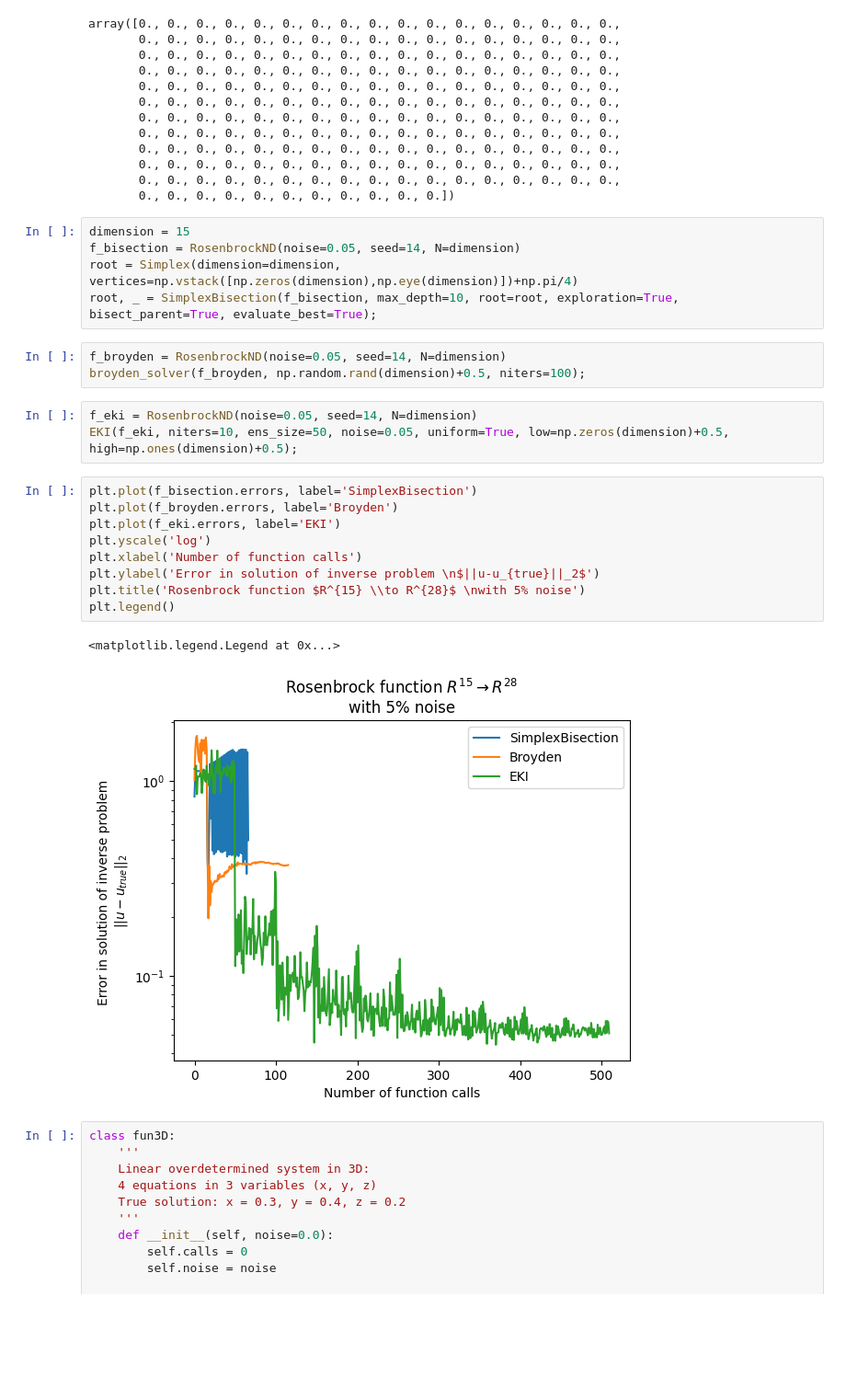
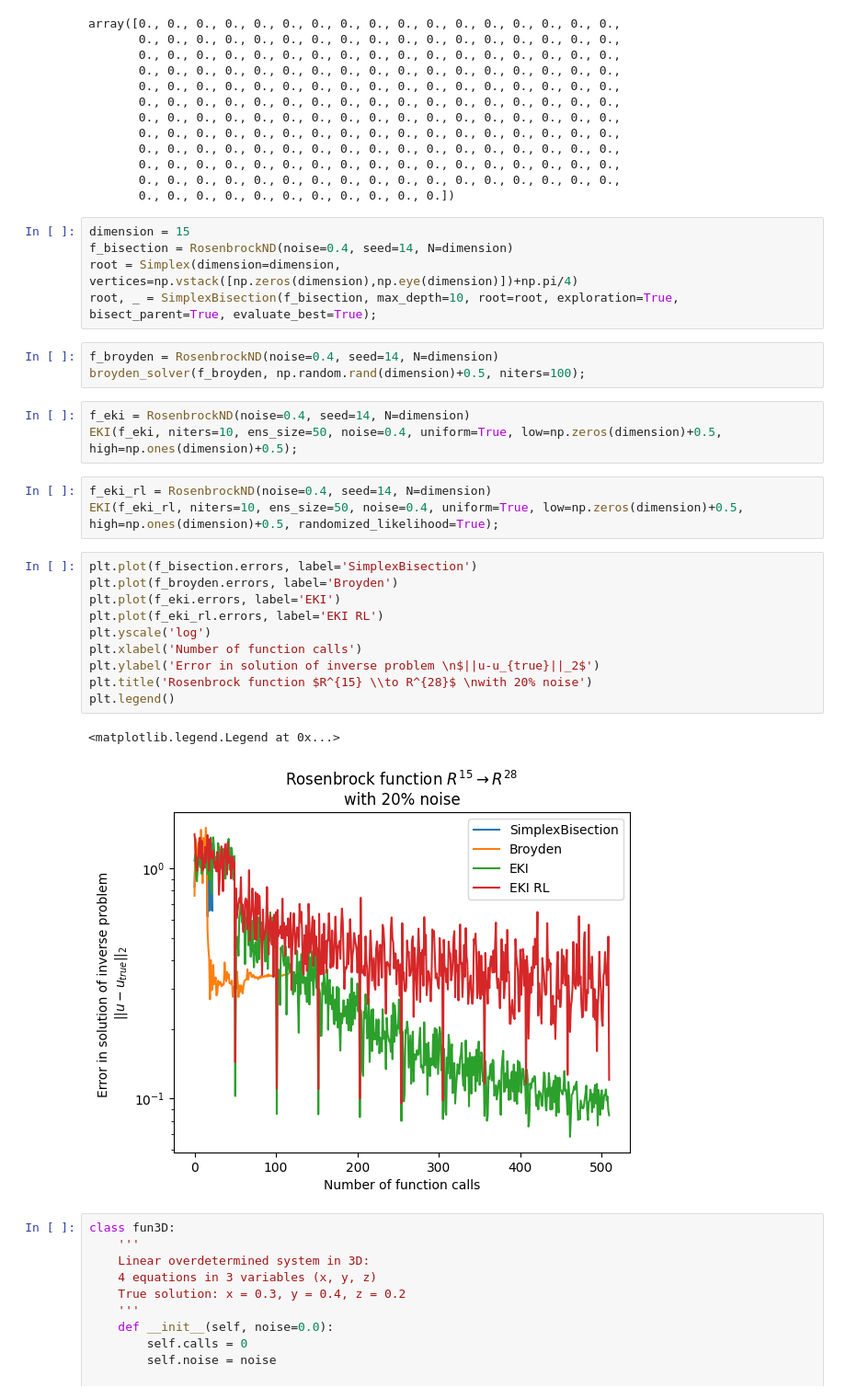
Before and after one commit to m2lines/benchmark-calibration, a Jupyter notebook: notebooks/Benchmark.ipynb, the cells around one changed output. Shown at 92% size. Saved outputs shown, nothing was run; the diff lists cells and outputs as text; blank space fills up the shorter version.

```diff
--- a/notebooks/Benchmark.ipynb
+++ b/notebooks/Benchmark.ipynb
@@ -329,27 +343,31 @@ array([0., 0., 0., 0., 0., 0., 0., 0., 0., 0., 0., 0., 0., 0., 0., 0., 0.,
        0., 0., 0., 0., 0., 0., 0., 0., 0., 0., 0.])
 # %%
 dimension = 15
-f_bisection = RosenbrockND(noise=0.05, seed=14, N=dimension)
+f_bisection = RosenbrockND(noise=0.4, seed=14, N=dimension)
 root = Simplex(dimension=dimension, vertices=np.vstack([np.zeros(dimension),np.eye(dimension)])+np.pi/4)
 root, _ = SimplexBisection(f_bisection, max_depth=10, root=root, exploration=True, bisect_parent=True, evaluate_best=True);
 # %%
-f_broyden = RosenbrockND(noise=0.05, seed=14, N=dimension)
+f_broyden = RosenbrockND(noise=0.4, seed=14, N=dimension)
 broyden_solver(f_broyden, np.random.rand(dimension)+0.5, niters=100);
 # %%
-f_eki = RosenbrockND(noise=0.05, seed=14, N=dimension)
-EKI(f_eki, niters=10, ens_size=50, noise=0.05, uniform=True, low=np.zeros(dimension)+0.5, high=np.ones(dimension)+0.5);
+f_eki = RosenbrockND(noise=0.4, seed=14, N=dimension)
+EKI(f_eki, niters=10, ens_size=50, noise=0.4, uniform=True, low=np.zeros(dimension)+0.5, high=np.ones(dimension)+0.5);
+# %%
+f_eki_rl = RosenbrockND(noise=0.4, seed=14, N=dimension)
+EKI(f_eki_rl, niters=10, ens_size=50, noise=0.4, uniform=True, low=np.zeros(dimension)+0.5, high=np.ones(dimension)+0.5, randomized_likelihood=True);
 # %%
 plt.plot(f_bisection.errors, label='SimplexBisection')
 plt.plot(f_broyden.errors, label='Broyden')
 plt.plot(f_eki.errors, label='EKI')
+plt.plot(f_eki_rl.errors, label='EKI RL')
 plt.yscale('log')
 plt.xlabel('Number of function calls')
 plt.ylabel('Error in solution of inverse problem \n$||u-u_{true}||_2$')
-plt.title('Rosenbrock function $R^{15} \\to R^{28}$ \nwith 5% noise')
+plt.title('Rosenbrock function $R^{15} \\to R^{28}$ \nwith 20% noise')
 plt.legend()
 # %% [output]
 <matplotlib.legend.Legend at 0x...>
-[figure, old version]
+[figure, new version]
 # %%
 class fun3D:
     '''
```
Also changed, not shown: parts of 10 cells of this notebook, 2 other files.
